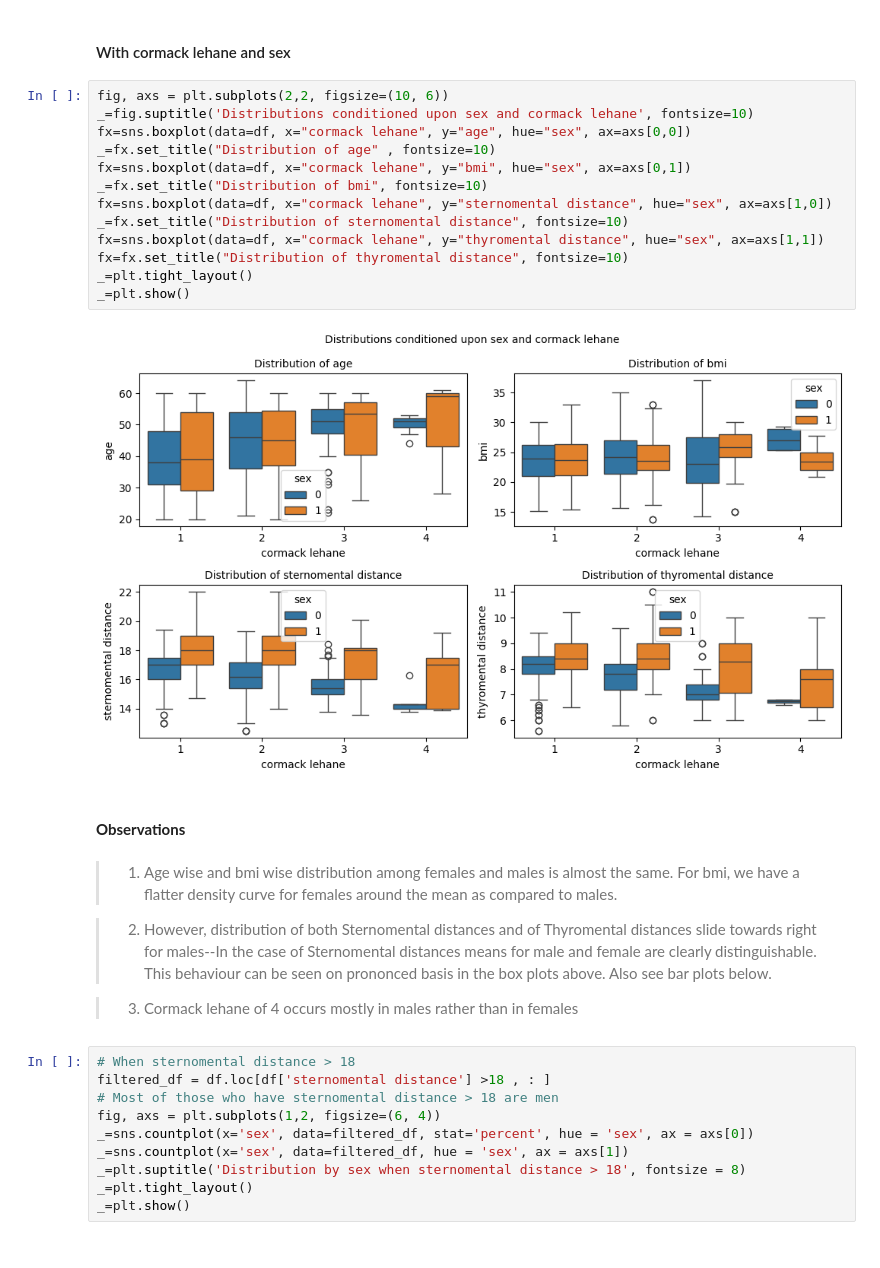
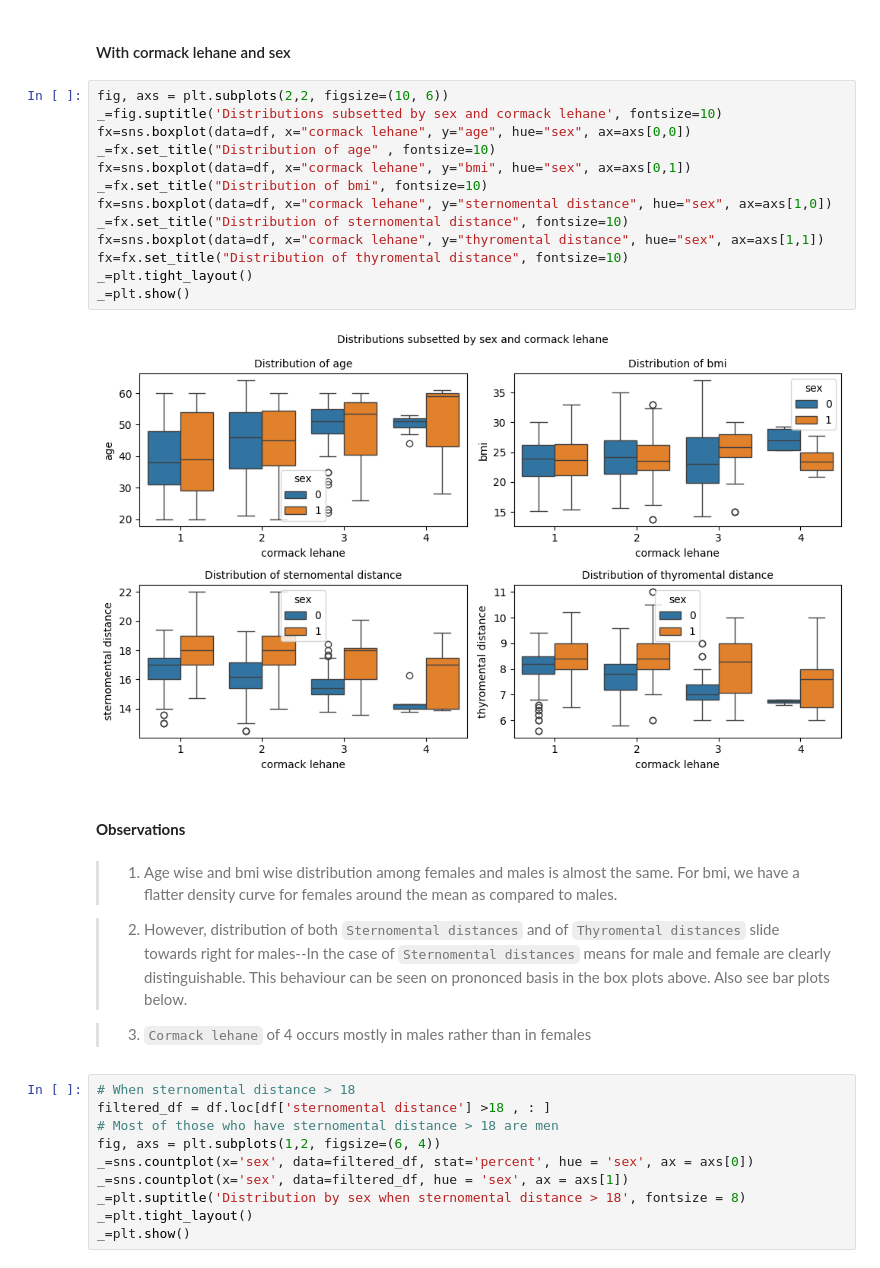
Before and after one commit to harnalashok/classification, a Jupyter notebook: airways.ipynb, the cells around one changed output. Saved outputs shown, nothing was run; the diff lists cells and outputs as text.

```diff
--- a/airways.ipynb
+++ b/airways.ipynb
@@ -487,27 +497,27 @@ _=plt.show()
 #### With cormack lehane and sex
 # %%
 fig, axs = plt.subplots(2,2, figsize=(10, 6))
-_=fig.suptitle('Distributions conditioned upon sex and cormack lehane', fontsize=10)
+_=fig.suptitle('Distributions subsetted by sex and cormack lehane', fontsize=10)
 fx=sns.boxplot(data=df, x="cormack lehane", y="age", hue="sex", ax=axs[0,0])
 _=fx.set_title("Distribution of age" , fontsize=10)
 fx=sns.boxplot(data=df, x="cormack lehane", y="bmi", hue="sex", ax=axs[0,1])
 _=fx.set_title("Distribution of bmi", fontsize=10)
 fx=sns.boxplot(data=df, x="cormack lehane", y="sternomental distance", hue="sex", ax=axs[1,0])
 _=fx.set_title("Distribution of sternomental distance", fontsize=10)
 fx=sns.boxplot(data=df, x="cormack lehane", y="thyromental distance", hue="sex", ax=axs[1,1])
 fx=fx.set_title("Distribution of thyromental distance", fontsize=10)
 _=plt.tight_layout()
 _=plt.show()
 # %% [output]
-[figure, old version]
+[figure, new version]
 # %% [markdown]
 #### **Observations**
 # %% [markdown]
 >1. Age wise and bmi wise distribution among females and males is almost the same. For bmi, we have a flatter density curve for females around the mean as compared to males.
 
->2. However, distribution of both Sternomental distances and of Thyromental distances slide towards right for males--In the case of Sternomental distances means for male and female are clearly distinguishable. This behaviour can be seen on prononced basis in the box plots above. Also see bar plots below.
+>2. However, distribution of both `Sternomental distances` and of `Thyromental distances` slide towards right for males--In the case of `Sternomental distances` means for male and female are clearly distinguishable. This behaviour can be seen on prononced basis in the box plots above. Also see bar plots below.
 
->3. Cormack lehane of 4 occurs mostly in males rather than in females
+>3. `Cormack lehane` of 4 occurs mostly in males rather than in females
 # %%
 # When sternomental distance > 18
 filtered_df = df.loc[df['sternomental distance'] >18 , : ]
```
Also changed, not shown: parts of 8 cells of this notebook.
